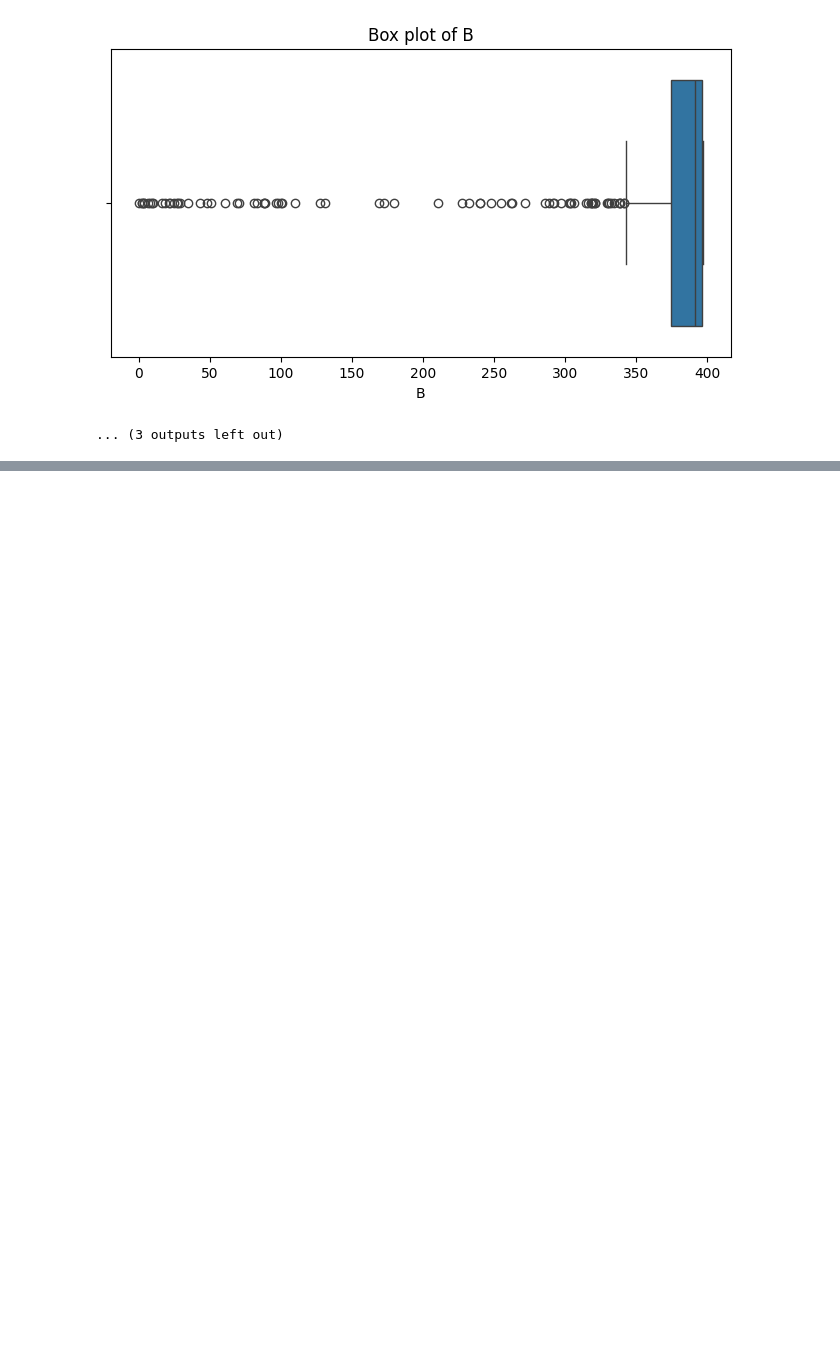
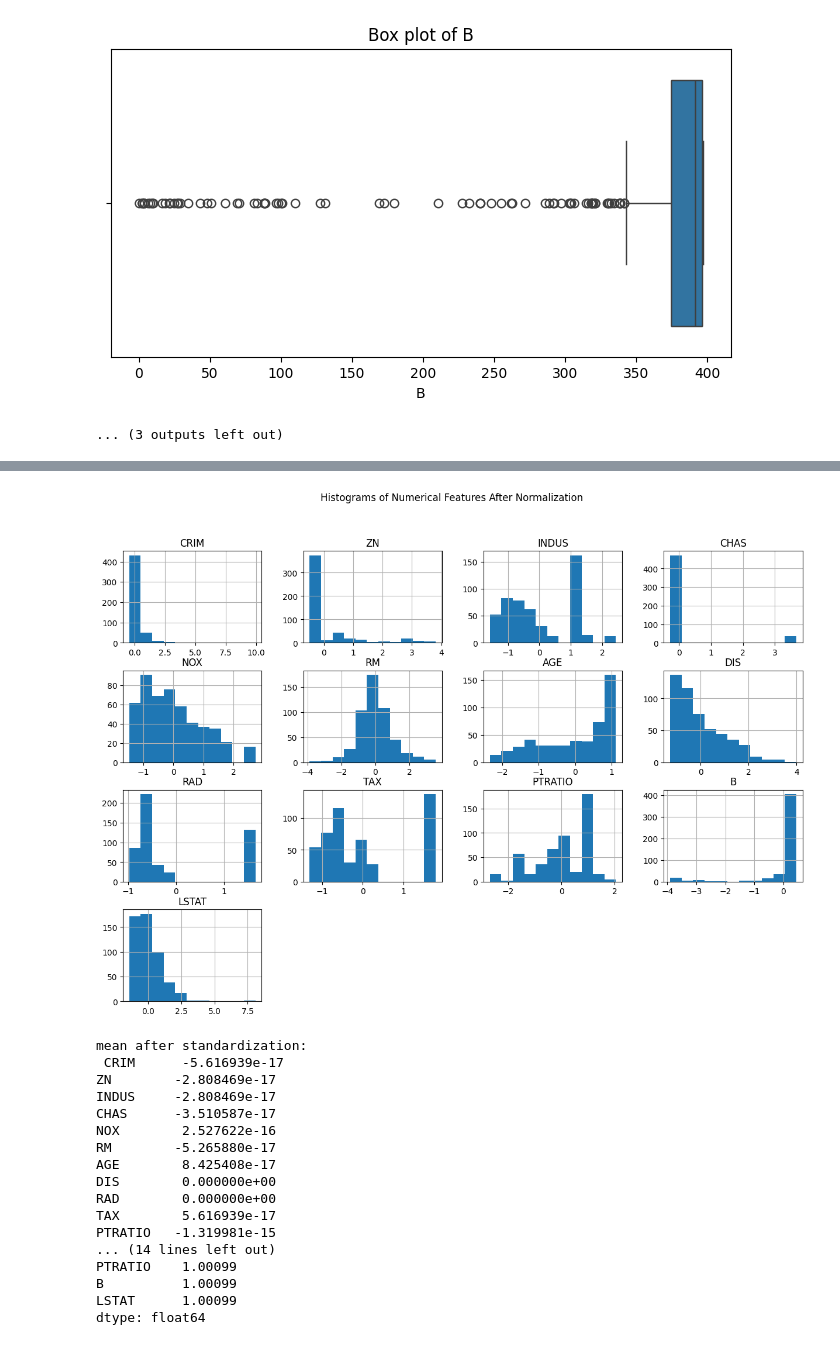
Before and after one commit to rajgarimella/ECS-171-Project, a Jupyter notebook: EDA/data_prep.ipynb, the cells around one changed output, grey strips where cells are left out. Cells and saved outputs as stored; diff of their text form; code cells hidden in the pictures; blank space fills up the shorter version.

Commit message:
More data preprocessing and fit the initial model

```diff
--- a/EDA/data_prep.ipynb
+++ b/EDA/data_prep.ipynb
@@ -67,3 +69,19 @@ plt.show()
 [figure]
 [figure]
 ... (3 outputs left out)
+# %%
+# Check for missing values in each column
+print('Missing Values: \n', data.isnull().sum())
+
+# Print the number of rows in the dataset
+print('Number of Rows: ', len(data))
+
+# The percentage of missing values with respect to the entire dataset
+print(f'Percentage of Missing Values: {data.isnull().sum().sum()/len(data)*100}%')
+
+#Because there is only a minimal number of null values (< 1%), we can remove them completely
+data = data.dropna()
+
+print('Number of Rows (Updated): ', len(data))
+
+print('Missing Values: \n', data.isnull().sum())
@@ -69,0 +106,48 @@ plt.show()
+# %%
+from sklearn.preprocessing import StandardScaler
+
+# A lot of the features have many outliers, as evidenced by the boxplots
+# Therefore, it is essential to standardize the data to improve the model
+
+#Initializing standard scalar, which will be used to standardize the features of the data
+scalar = StandardScaler()
+
+# Initialzing a dataframe excluding the target variable (Median Value)
+data_features = data.drop(columns=['MEDV'])
+
+# Storing the names for all the features
+features = data_features.columns.tolist()
+
+#Transform all the features in the data using the Z-score method
+data_normalized = pd.DataFrame(data, columns=features)
+data_normalized = pd.DataFrame(scalar.fit_transform(data[features]))
+data_normalized.columns = features
+
+
+#Visualizng results using histograms
+mean = np.mean(data_normalized)
+data_normalized.hist(bins=11, figsize=(15, 10))
+plt.suptitle('Histograms of Numerical Features After Normalization')
+plt.show()
+
+#To verify that mean is 0 and standard deviation is 1
+print("\nmean after standardization: \n {}, \nstd after standardization:\n {}".format(data_normalized[features].mean() , data_normalized[features].std()))
+# %% [output]
+[figure, added]
+mean after standardization:
+ CRIM      -5.616939e-17
+ZN        -2.808469e-17
+INDUS     -2.808469e-17
+CHAS      -3.510587e-17
+NOX        2.527622e-16
+RM        -5.265880e-17
+AGE        8.425408e-17
+DIS        0.000000e+00
+RAD        0.000000e+00
+TAX        5.616939e-17
+PTRATIO   -1.319981e-15
+... (14 lines left out)
+PTRATIO    1.00099
+B          1.00099
+LSTAT      1.00099
+dtype: float64
```
Also changed, not shown: parts of 3 cells of this notebook, 1 other file.
